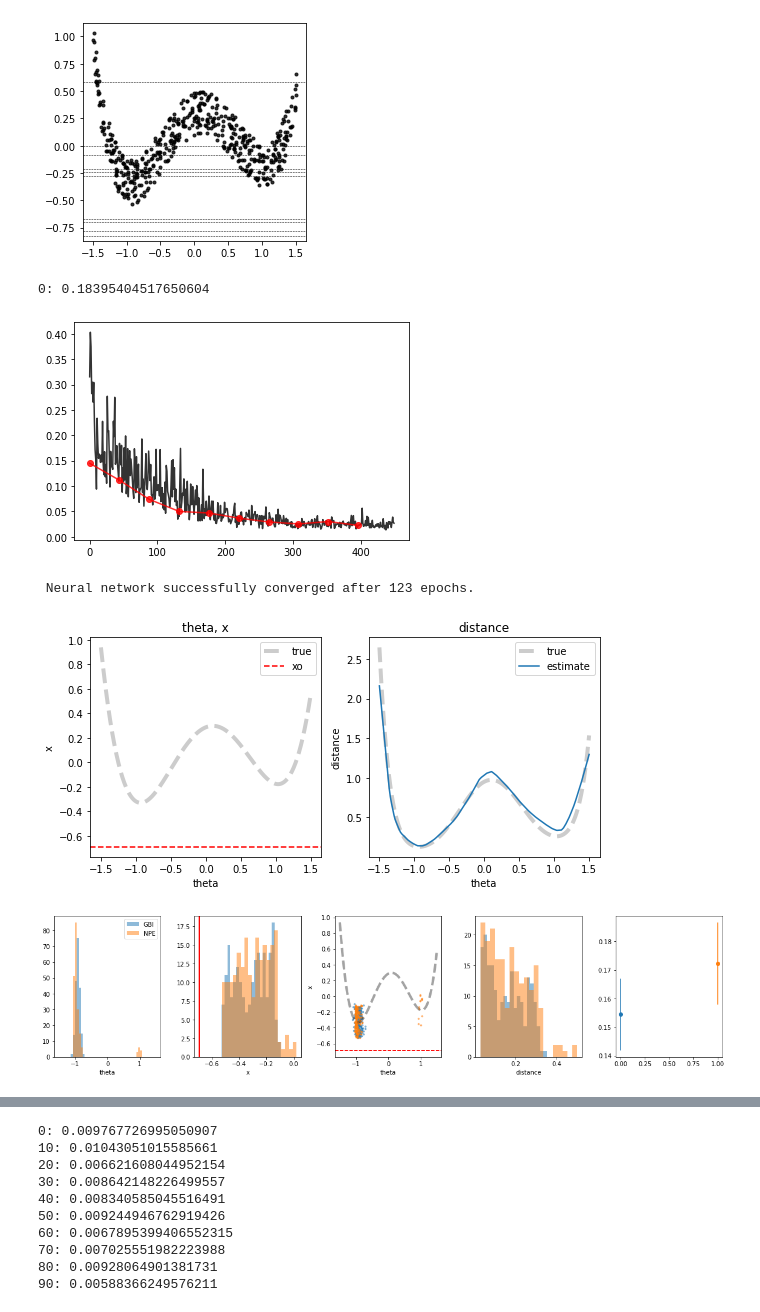
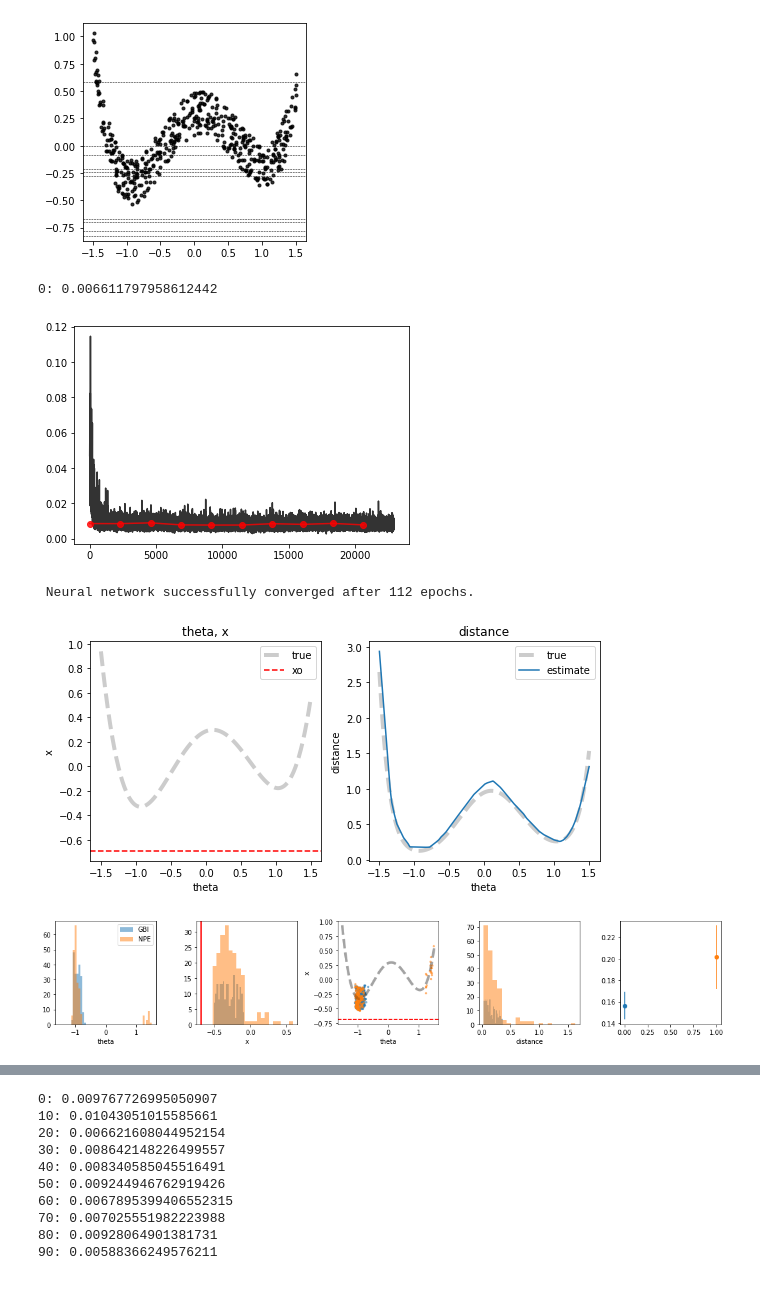
Before and after one commit to mackelab/neuralgbi, a Jupyter notebook: paper/fig4/notebooks/01_distance_learning.ipynb, the cells around one changed output, grey strips where cells are left out. Cells and saved outputs as stored; diff of their text form; code cells hidden in the pictures.

Commit message:
finished v1 of amortized gbi algorithm, in GBI.py

```diff
--- a/paper/fig4/notebooks/01_distance_learning.ipynb
+++ b/paper/fig4/notebooks/01_distance_learning.ipynb
@@ -289,12 +121,12 @@ torch.manual_seed(0)
 dist = distances.mse_dist
 
 # run simulations
-prior = BoxUniform(-1.5*ones(1), 1.5*ones(1))
+prior = BoxUniform(-1.5*torch.ones(1), 1.5*torch.ones(1))
 theta = prior.sample((n_samples,))
 x = simulator(theta, poly_coeffs, noise_width)
 # x_obs = torch.arange(-1,1.2,.2).unsqueeze(1)
 x_obs = torch.rand(10).unsqueeze(1) * 2. - 1.
-x_target = concatenate_xs(x, x_obs)
+x_target = gbi_utils.concatenate_xs(x, x_obs)
 
 x_test = torch.rand(10).unsqueeze(1) * 2. - 1.
 
@@ -315,20 +138,18 @@ plt.plot(theta, x, '.k', alpha=0.8)
 # %%
-gbi = GBInference(prior, distances.mse_dist)
-gbi.append_simulations(theta, x, x_obs)
+gbi = GBI.GBInference(prior, distances.mse_dist)
+gbi.append_simulations(theta, x, x_target)
 # gbi.initialize_distance_estimator(5, 64, 'resnet', net_kwargs={'dropout_prob':0.1})
-
-gbi.initialize_distance_estimator(5, 64, 'MLP')
+gbi.initialize_distance_estimator(3, 32, 'MLP', net_kwargs={'activate_output': True, 'activation':nn.ReLU})
 distance_net = gbi.train(n_epochs=10)
 # %% [output]
-0: 0.18395404517650604
+0: 0.006611797958612442
-[figure, old version]
+[figure, new version]
 # %%
-# NPE
+# train NPE
 inference = SNPE(prior, density_estimator='nsf')
 density_estimator = inference.append_simulations(theta, x).train()
-posterior = inference.build_posterior(density_estimator)
 # %% [output]
- Neural network successfully converged after 123 epochs.
+ Neural network successfully converged after 112 epochs.
 # %%
 # evaluation
 x_o = x_test[3] # 3
@@ -353,56 +174,61 @@ plt.title('distance');plt.legend()
 plt.xlabel('theta');plt.ylabel('distance');
 plt.tight_layout()
 # %% [output]
-[figure, old version]
+[figure, new version]
 # %%
 n_posterior_samples = 200
 beta = 50
-gbi_potential = GBIPotential(gbi.prior, gbi.build_amortized_GLL(), x_o, beta)
+
+gbi_posterior = gbi.build_posterior(MCMCPosterior, beta=beta)
+npe_posterior = inference.build_posterior(density_estimator)
+
+# gbi_potential = GBIPotential(gbi.prior, gbi.build_amortized_GLL(), x_o, beta)
 # gbi_potential.set_x(x_o)
 # gbi_potential.set_beta(beta)
 
-gbi_sampler = MCMCPosterior(gbi_potential, prior)
-
+# gbi_sampler = MCMCPosterior(gbi_potential, prior)
 # gbi_sampler.set_default_x(x_o) # this doesn't kick in until sample() is called
 # gbi_sampler.potential_fn.set_x(torch.tensor([[0.0011]])) # or just put x_o in sample directly...actually this doesn't work because it doesn't change default_x
-# gbi_sampler.potential_fn.set_beta(torch.tensor([[0.0022]]))
-gbi_samples = gbi_sampler.sample((n_posterior_samples,), x=x_o) # or set x=x_obs
+# gbi_posterior.potential_fn.set_beta(beta)
+
+# gbi samples
+gbi_samples = gbi_posterior.sample((n_posterior_samples,), x=x_o) # or set x=x_obs
 
 
 # npe samples
-npe_samples = posterior.sample((n_posterior_samples,), x=x_o)
+npe_samples = npe_posterior.sample((n_posterior_samples,), x=x_o)
 # %%
-plt.figure(figsize=(16,4))
+plt.figure(figsize=(15,3))
 
 for i_p, posterior_samples in enumerate([gbi_samples, npe_samples]):
     plt.subplot(1,5,1)
     plt.hist(posterior_samples.numpy().squeeze(), np.linspace(-1.5,1.5,50), alpha=0.5);
     plt.xlabel('theta')
 
     post_pred = simulator(posterior_samples, poly_coeffs, noise_width)
     plt.subplot(1,5,2)
     plt.hist(post_pred.numpy().squeeze(), 20, alpha=0.5);
     plt.axvline(x_o.squeeze(), color='r', lw=2)
     plt.xlabel('x')
 
     plt.subplot(1,5,3)
     plt.plot(posterior_samples.squeeze(), post_pred.squeeze(), '.', alpha=0.5, ms=5)
     plt.plot(theta_grid, x_grid, 'k--', lw=4, alpha=0.2, label='true')
     plt.axhline(x_o.squeeze(), color='r', ls='--', label='xo')
     plt.xlabel('theta'); plt.ylabel('x');
 
     post_pred_dist = dist(post_pred.unsqueeze(1), x_o)
     plt.subplot(1,5,4)
     plt.hist(post_pred_dist.numpy().squeeze(), 20, alpha=0.5);
     # plt.axvline(x_o.squeeze(), color='r', lw=2)
     plt.xlabel('distance')
 
     plt.subplot(1,5,5)
     plt.errorbar(i_p, post_pred_dist.mean(), post_pred_dist.std()/np.sqrt(post_pred_dist.shape[0])*2, fmt='o') # mean +/- 2 sem
 
 # theta_grid[np.abs(x_grid-x_o)<=(noise_width/2)];
 plt.subplot(1,5,1)
 plt.legend(['GBI', 'NPE'])
 plt.tight_layout()
 # %% [output]
-[figure, old version]
+[figure, new version]
```
Also changed, not shown: parts of 7 cells of this notebook, 7 other files.
